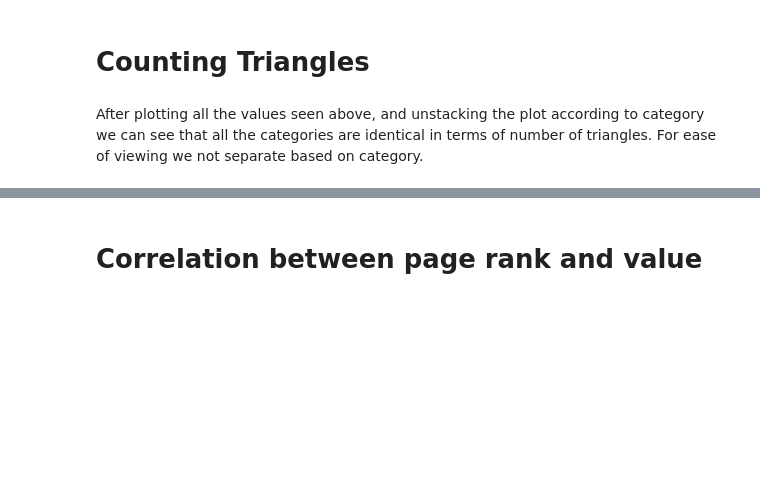
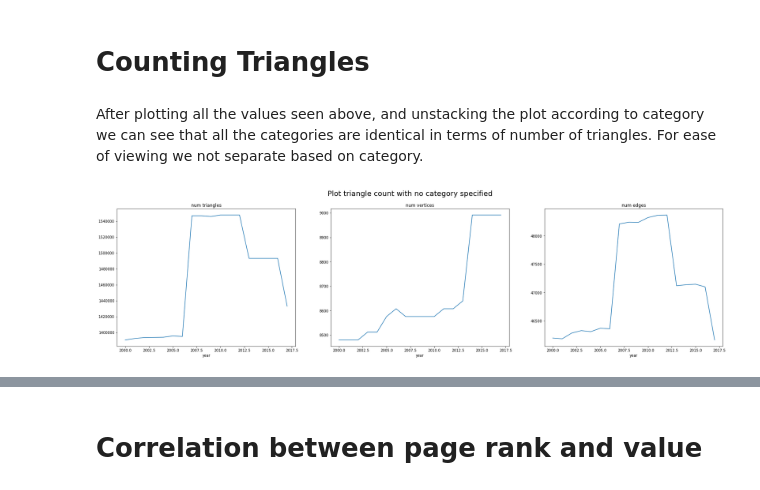
Before and after one commit to gbaasch/data_mining, a Jupyter notebook: eda.ipynb, the cells around one changed output, grey strips where cells are left out. Saved outputs shown, nothing was run; the diff lists cells and outputs as text; code cells hidden in the pictures; blank space fills up the shorter version.

```diff
--- a/eda.ipynb
+++ b/eda.ipynb
@@ -483,17 +485,19 @@ print(rules)
 After plotting all the values seen above, and unstacking the plot according to category we can see that all the categories are identical in terms of number of triangles. For ease of viewing we not separate based on category.
 # %%
 # fetch data
-triangles_df = pd.read_csv('./output-data/triangles.csv')
-traingles_no_category = triangles_df[triangles_df['category'] == 'All']
+traingles_no_category = pd.read_csv('./output-data/triangles.csv')
+# traingles_no_category = triangles_df[triangles_df['category'] == 'All']
 
 
 # create plot
 fig, axes = plt.subplots(1, 3, figsize=(30, 7))
 grouped_triangles = traingles_no_category.groupby(['year']).sum()
 grouped_triangles['num_triangles'].plot(ax=axes[0], title='num triangles');
 grouped_triangles['num_nodes'].plot(ax=axes[1], title='num vertices');
 grouped_triangles['num_edges'].plot(ax=axes[2], title='num edges');
 plt.suptitle("Plot triangle count with no category specified", fontsize=20);
 plt.show()
+# %% [output]
+[figure, added]
 # %%
 # fetch data
```
Also changed, not shown: parts of 4 cells of this notebook, 9 other files.
